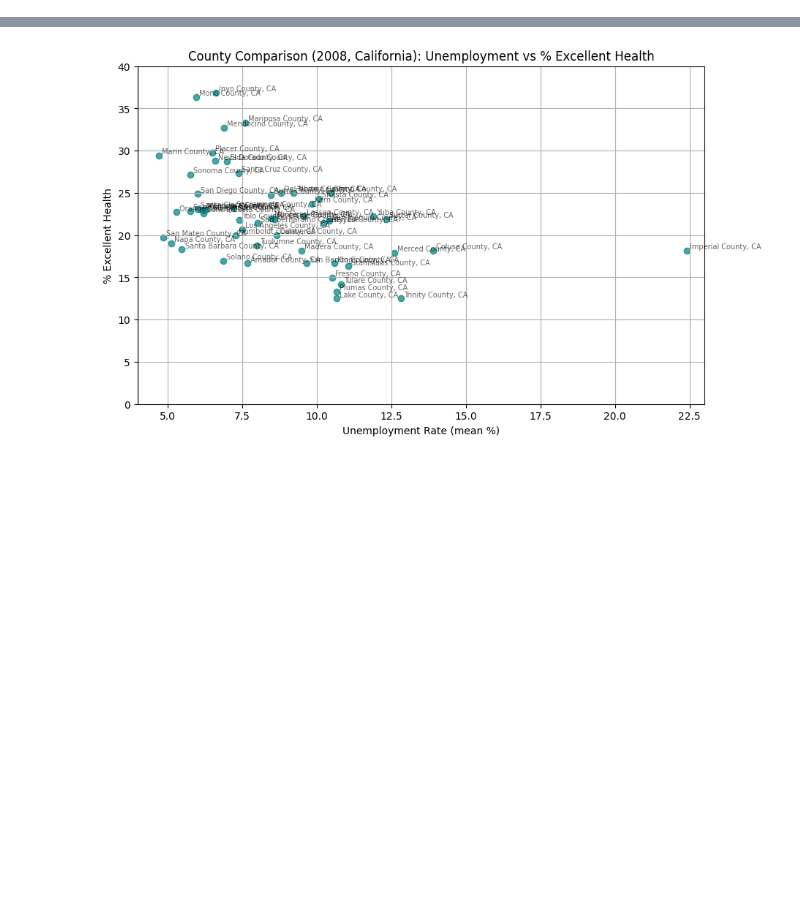
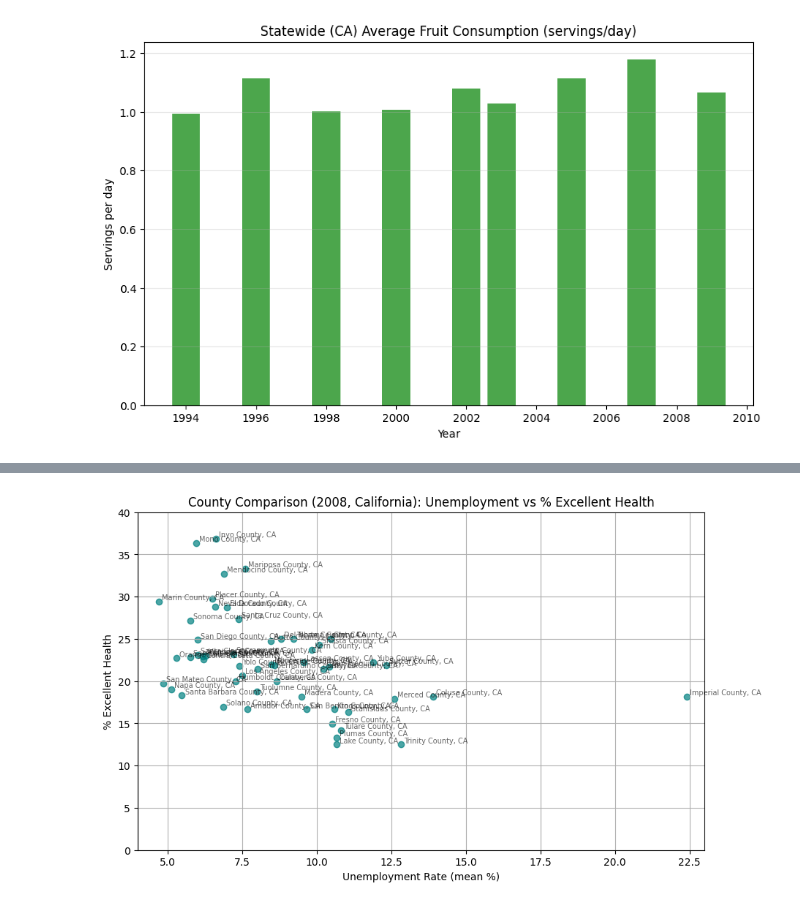
Before and after one commit to nunezjoumich/SIADS593_Impact-of-economic-and-employment-activity-on-public-health-in-Michigan-California, a Jupyter notebook: src/dataviz_ca/02_California_VisualizingBRFSSLAUS.ipynb, the cells around one changed output, grey strips where cells are left out. Cells and saved outputs as stored; diff of their text form; code cells hidden in the pictures; blank space fills up the shorter version.

```diff
--- a/src/dataviz_ca/02_California_VisualizingBRFSSLAUS.ipynb
+++ b/src/dataviz_ca/02_California_VisualizingBRFSSLAUS.ipynb
@@ -109,0 +135,82 @@ strong multicollinearity or other numerical problems.
+# %%
+import re
+import numpy as np
+import pandas as pd
+import matplotlib.pyplot as plt
+from matplotlib.ticker import MaxNLocator
+
+PREFIX = "eats_fruit"   # change to the exact question prefix you see
+
+# 1) find all columns for this question
+fruit_cols = [c for c in df.columns if c.lower().startswith(PREFIX.lower() + " - ")]
+if not fruit_cols:
+    print("No 'eats_fruit - ...' columns found.")
+else:
+    print(f"Found {len(fruit_cols)} fruit columns")
+
+# 2) parse a column label like "eats_fruit - 8 times/week" -> daily rate (8/7)
+def label_to_daily_rate(colname: str) -> float | None:
+    # keep only the part after " - "
+    label = colname.split(" - ", 1)[1].strip().lower()
+
+    # ignore nonresponse/special codes
+    if ("don’t know" in label) or ("don't know" in label) or ("not sure" in label) or ("refused" in label):
+        return None
+    if label.startswith("code "):     # unknown legacy codes; safest to ignore
+        return None
+
+    # match patterns like "9 times/day", "1 time/day", "12 times/week", "5 times/month", etc.
+    m = re.match(r"^\s*(\d+)\s*times?/(\w+)\s*$", label)
+    if not m:
+        # sometimes labels may be "X per week" or "X/day"
+        m = re.match(r"^\s*(\d+)\s*(?:per|/)\s*(\w+)\s*$", label)
+    if not m:
+        return None
+
+    n = float(m.group(1))
+    unit = m.group(2)
+
+    if unit.startswith("day"):
+        return n
+    if unit.startswith("week"):
+        return n / 7.0
+    if unit.startswith("month"):
+        return n / 30.0
+    if unit.startswith("year"):
+        return n / 365.0
+    return None  # unknown unit
+
+# 3) build a per-column rate vector
+rates = {c: label_to_daily_rate(c) for c in fruit_cols}
+rate_series = pd.Series(rates, dtype="float64")
+usable_cols = [c for c, r in rates.items() if r is not None]
+
+if not usable_cols:
+    raise ValueError("No usable fruit columns with parseable frequency labels were found.")
+
+# 4) compute statewide yearly averages (shares) for those columns
+shares = df.groupby("survey_year")[usable_cols].mean()
+
+# If your shares are in percent (0–100), convert to proportions (0–1)
+if shares.max(numeric_only=True).max() > 1.0:
+    shares = shares / 100.0
+
+# 5) expected servings/day = sum over categories (share * daily_rate)
+expected_per_day = (shares * rate_series[usable_cols]).sum(axis=1)
+expected_per_day = expected_per_day.replace(0, np.nan)
+
+# 6) plot
+fig, ax = plt.subplots(figsize=(10, 6))
+
+ax.bar(expected_per_day.index, expected_per_day.values, color="green", alpha=0.7)
+
+ax.set_title("Statewide (CA) Average Fruit Consumption (servings/day)")
+ax.set_xlabel("Year")
+ax.set_ylabel("Servings per day")
+ax.grid(axis="y", alpha=0.3)
+
+# lock x-axis ticks to integer years
+ax.xaxis.set_major_locator(MaxNLocator(integer=True))
+
+plt.show()
+# %% [output]
@@ -109,0 +218 @@ strong multicollinearity or other numerical problems.
+[figure, added]
```
Also changed, not shown: parts of 13 cells of this notebook, 5 other files.
